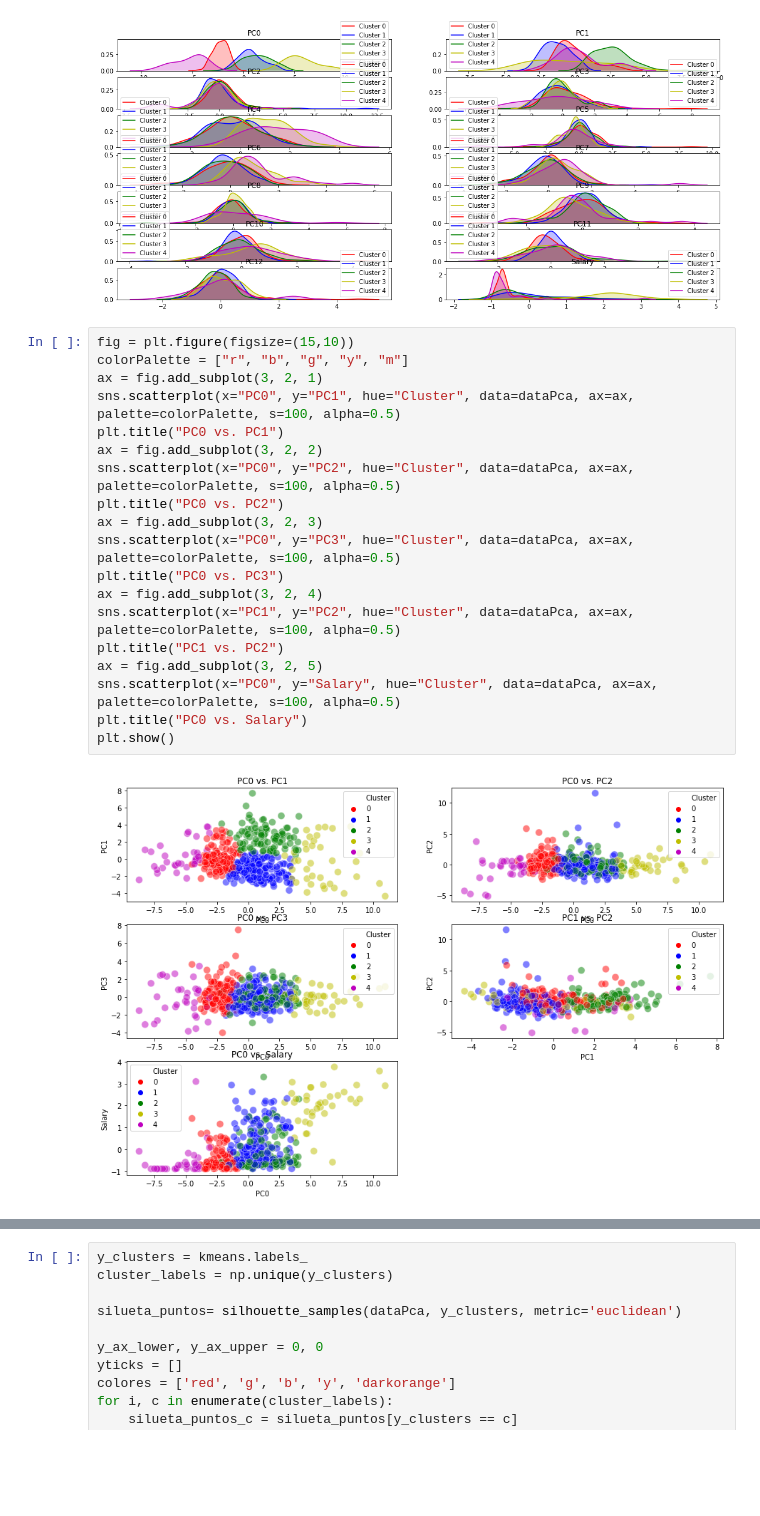
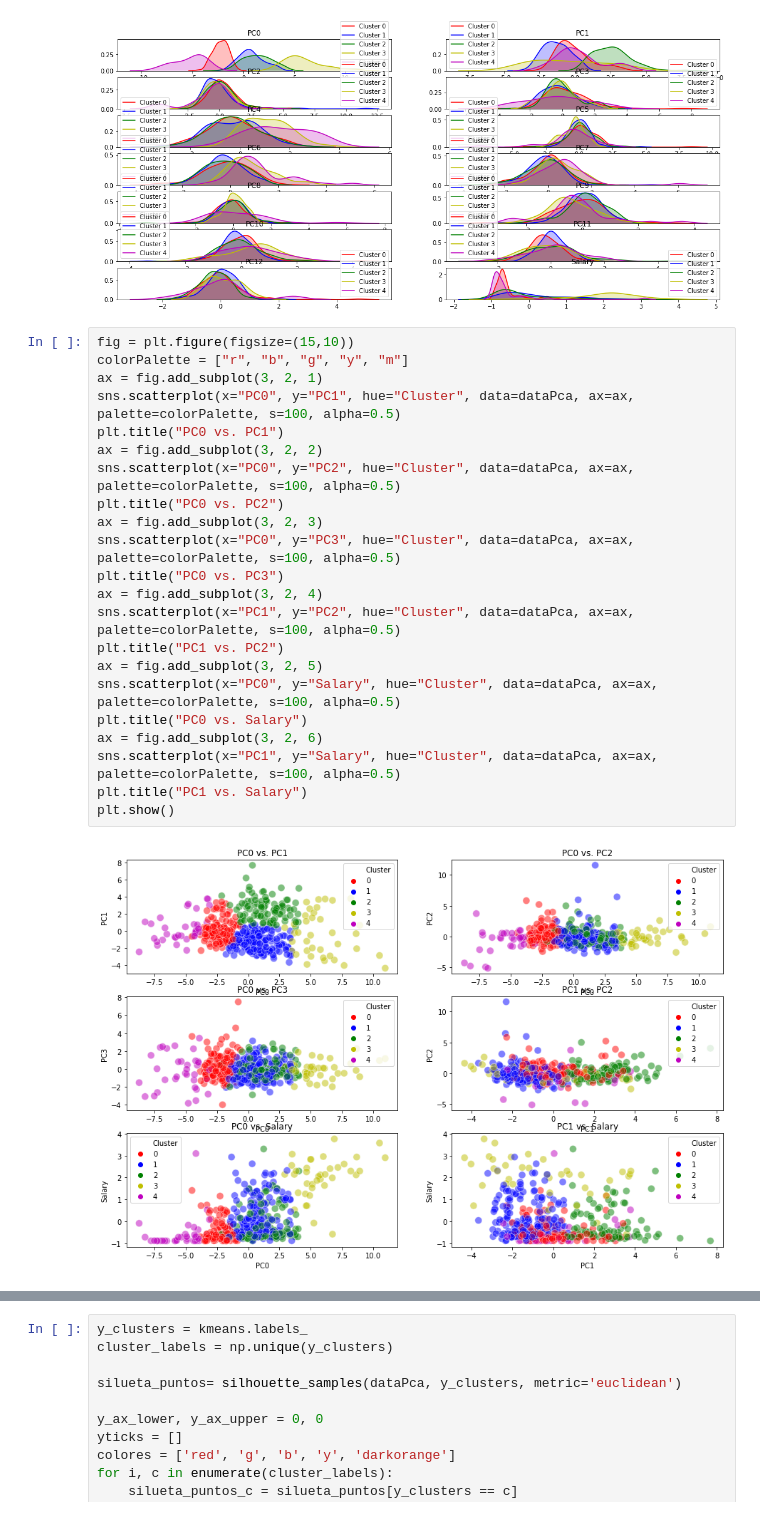
Before and after one commit to StevenMaMei/DataAnalyticsFinalProject, a Jupyter notebook: PrimerEntrega.ipynb, the cells around one changed output, grey strips where cells are left out. Cells and saved outputs as stored; diff of their text form; blank space fills up the shorter version.

```diff
--- a/PrimerEntrega.ipynb
+++ b/PrimerEntrega.ipynb
@@ -2655,21 +2636,24 @@ for var in dataPca.columns[0:14]:
 # %%
 fig = plt.figure(figsize=(15,10))
 colorPalette = ["r", "b", "g", "y", "m"]
 ax = fig.add_subplot(3, 2, 1)
 sns.scatterplot(x="PC0", y="PC1", hue="Cluster", data=dataPca, ax=ax, palette=colorPalette, s=100, alpha=0.5)
 plt.title("PC0 vs. PC1")
 ax = fig.add_subplot(3, 2, 2)
 sns.scatterplot(x="PC0", y="PC2", hue="Cluster", data=dataPca, ax=ax, palette=colorPalette, s=100, alpha=0.5)
 plt.title("PC0 vs. PC2")
 ax = fig.add_subplot(3, 2, 3)
 sns.scatterplot(x="PC0", y="PC3", hue="Cluster", data=dataPca, ax=ax, palette=colorPalette, s=100, alpha=0.5)
 plt.title("PC0 vs. PC3")
 ax = fig.add_subplot(3, 2, 4)
 sns.scatterplot(x="PC1", y="PC2", hue="Cluster", data=dataPca, ax=ax, palette=colorPalette, s=100, alpha=0.5)
 plt.title("PC1 vs. PC2")
 ax = fig.add_subplot(3, 2, 5)
 sns.scatterplot(x="PC0", y="Salary", hue="Cluster", data=dataPca, ax=ax, palette=colorPalette, s=100, alpha=0.5)
 plt.title("PC0 vs. Salary")
+ax = fig.add_subplot(3, 2, 6)
+sns.scatterplot(x="PC1", y="Salary", hue="Cluster", data=dataPca, ax=ax, palette=colorPalette, s=100, alpha=0.5)
+plt.title("PC1 vs. Salary")
 plt.show()
 # %% [output]
-[figure, old version]
+[figure, new version]
```
Also changed, not shown: parts of 30 cells of this notebook.
